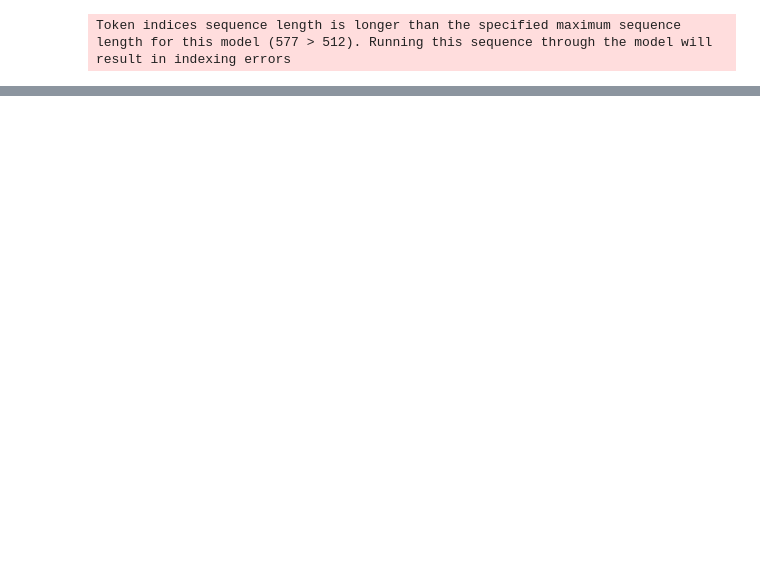
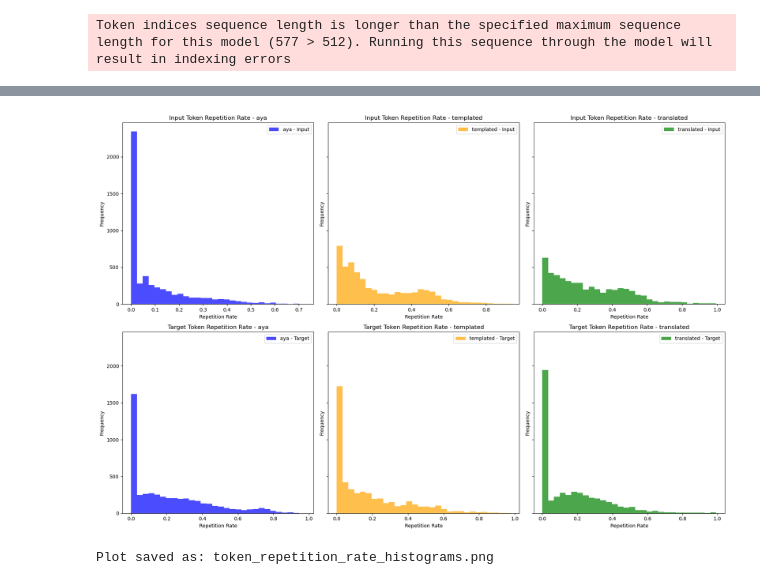
Before and after one commit to dipikakhullar/aya-data-quality, a Jupyter notebook: metricsv1.ipynb, the cells around one changed output, grey strips where cells are left out. Drawn from its saved outputs; the diff is of its cells as text; code cells hidden in the pictures; blank space fills up the shorter version.

```diff
--- a/metricsv1.ipynb
+++ b/metricsv1.ipynb
@@ -113,0 +215,43 @@ Name: target_token_repetition_rate, dtype: float64
+# %%
+
+# Prepare subplots with 2 rows and 3 columns
+fig, axes = plt.subplots(2, 3, figsize=(18, 12), sharey=True)
+
+# Define the partitions and the data
+partitions = ['aya', 'templated', 'translated']
+colors = ['blue', 'orange', 'green']
+
+# Plot input token repetition rate histograms for each partition
+for i, partition in enumerate(partitions):
+    axes[0, i].hist(
+        df[df['aya_partition'] == partition]['input_token_repetition_rate'],
+        bins=30, alpha=0.7, color=colors[i], label=f"{partition} - Input"
+    )
+    axes[0, i].set_title(f"Input Token Repetition Rate - {partition}")
+    axes[0, i].set_xlabel("Repetition Rate")
+    axes[0, i].set_ylabel("Frequency")
+    axes[0, i].legend()
+
+# Plot target token repetition rate histograms for each partition
+for i, partition in enumerate(partitions):
+    axes[1, i].hist(
+        df[df['aya_partition'] == partition]['target_token_repetition_rate'],
+        bins=30, alpha=0.7, color=colors[i], label=f"{partition} - Target"
+    )
+    axes[1, i].set_title(f"Target Token Repetition Rate - {partition}")
+    axes[1, i].set_xlabel("Repetition Rate")
+    axes[1, i].set_ylabel("Frequency")
+    axes[1, i].legend()
+
+# Adjust layout for better display
+plt.tight_layout()
+plt.show()
+
+# Save the plot as a PNG file
+output_path = "token_repetition_rate_histograms.png"
+
+fig.savefig(output_path, format="png", dpi=300)
+print(f"Plot saved as: {output_path}")
+# %% [output]
+[figure, added]
+Plot saved as: token_repetition_rate_histograms.png
```
Also changed, not shown: parts of 40 cells of this notebook, 1 other file.
